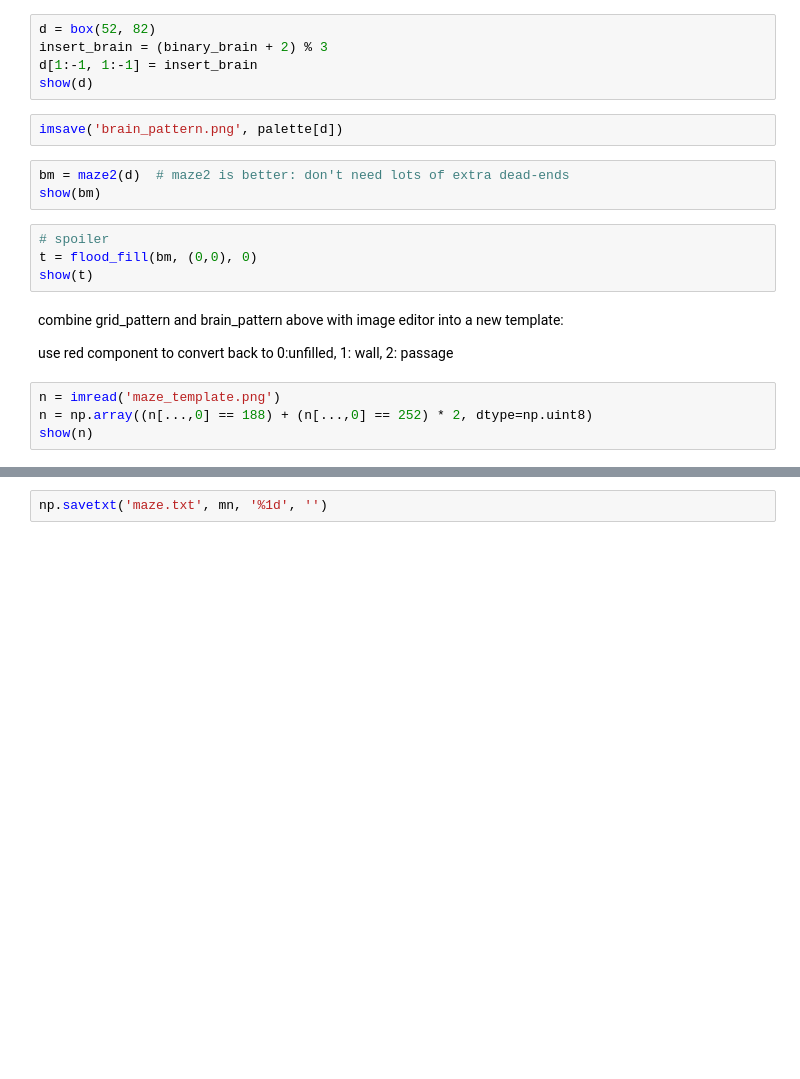
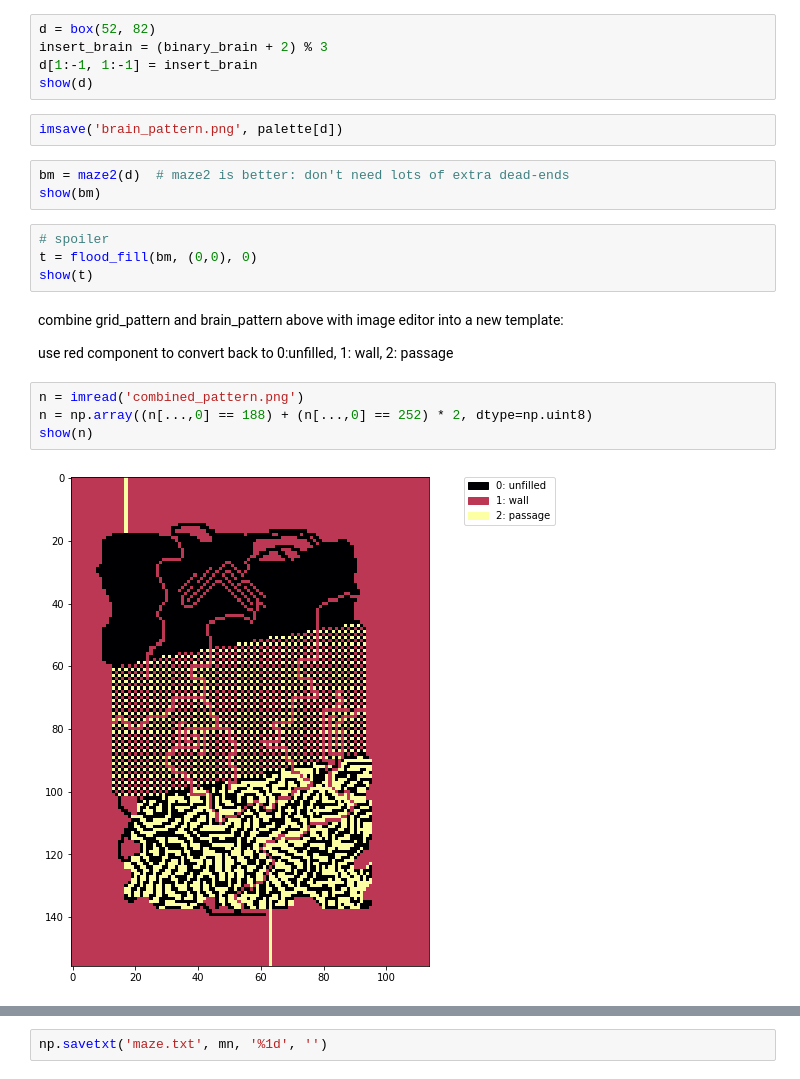
Before and after one commit to wardi/cpu, a Jupyter notebook: maze/presentation.ipynb, the cells around one changed output, grey strips where cells are left out. Cells and saved outputs as stored; diff of their text form; blank space fills up the shorter version.

```diff
--- a/maze/presentation.ipynb
+++ b/maze/presentation.ipynb
@@ -171,9 +180,11 @@ combine grid_pattern and brain_pattern above with image editor into a new templa
 
 use red component to convert back to 0:unfilled, 1: wall, 2: passage
 # %%
-n = imread('maze_template.png')
+n = imread('combined_pattern.png')
 n = np.array((n[...,0] == 188) + (n[...,0] == 252) * 2, dtype=np.uint8)
 show(n)
+# %% [output]
+[figure, added]
 # %%
 mn = maze3(n)
 show(mn)
```
Also changed, not shown: parts of 5 cells of this notebook, 1 other file.
